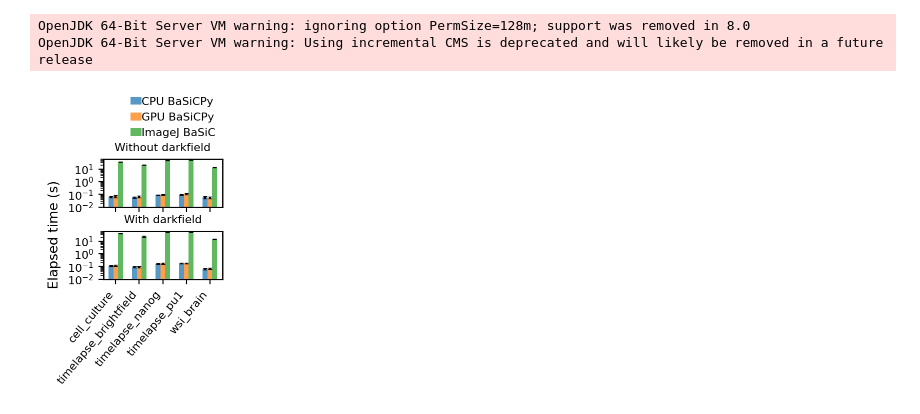
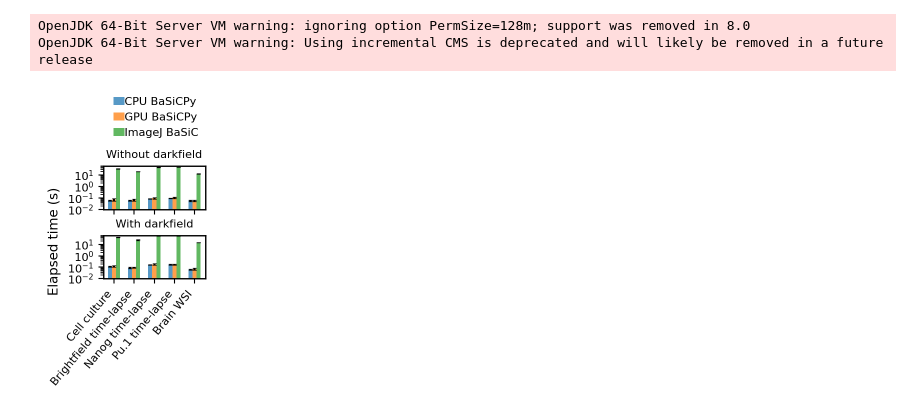
Before and after one commit to yfukai/BaSiCpy, a Jupyter notebook: misc_notebooks/analysis_for_publication/000_speed_benchmark.ipynb, the cells around one changed output. Cells and saved outputs as stored; diff of their text form; code cells hidden in the pictures.

```diff
--- a/misc_notebooks/analysis_for_publication/000_speed_benchmark.ipynb
+++ b/misc_notebooks/analysis_for_publication/000_speed_benchmark.ipynb
@@ -208,38 +212,49 @@ summarized_df = (
     .reset_index()
 )
 # %%
+image_names_map = {
+    "cell_culture": "Cell culture",
+    "timelapse_brightfield": "Brightfield time-lapse",
+    "timelapse_nanog": "Nanog time-lapse",
+    "timelapse_pu1": "Pu.1 time-lapse",
+    "wsi_brain": "Brain WSI",
+}
 fig, axes = plt.subplots(
-    2, 1, figsize=(3.4 / 2, 3), sharex=True, gridspec_kw=dict(hspace=0.5)
+    2, 1, figsize=(3.4 / 2, 3), sharex=True, gridspec_kw=dict(hspace=0.6)
 )
 image_names = sorted(datasets.RESCALED_TEST_DATA_PROPS.keys())
 for ax, (get_darkfield, grp) in zip(axes, summarized_df.groupby("get_darkfield")):
     ax.set_title(f"{'With' if get_darkfield else 'Without'} darkfield")
     for jj, (method, grp2) in enumerate(grp.groupby("method")):
         xs = np.arange(len(image_names)) + jj * 0.2
         assert grp2["image_name"].values.tolist() == image_names
         ys = grp2["mean"]
         y_errs = grp2["std"]
         ax.bar(xs, ys, yerr=y_errs, width=0.2, label=method, capsize=1.5, alpha=0.75)
     #        if method == "ImageJ BaSiC":
     #            for x, y, yerr in zip(xs, ys, y_errs):
     #                ax.text(
     #                    x - 0.2,
     #                    0.9,
     #                    rf"${y:.1f}$" "\n" rf"$\pm{yerr:.1f}$",
     #                    ha="center",
     #                    va="top",
     #                    fontsize=6.5,
     #                )
 
     ax.set_ylim(0.01, 60)
     ax.set_yscale("log")
-axes[0].legend(loc="lower right", ncols=1, bbox_to_anchor=(1, 1.3))
+axes[0].legend(loc="lower right", ncols=1, bbox_to_anchor=(1, 1.5))
 axes[1].set_xticks(
-    np.arange(len(image_names)) + 0.2, image_names, rotation=50, ha="right", x=10
+    np.arange(len(image_names)) + 0.2,
+    [image_names_map[s] for s in image_names],
+    rotation=50,
+    ha="right",
+    x=10,
 )
-fig.supylabel("Elapsed time (s)", x=-0.05)
-fig.subplots_adjust(bottom=0.35, left=0.275, right=0.975, top=0.75)
+fig.supylabel("Elapsed time (s)", x=0.05)
+fig.subplots_adjust(bottom=0.375, left=0.375, right=0.975, top=0.75)
 fig.savefig("figs/fig1_time_benchmark.pdf")
 fig.savefig("figs/fig1_time_benchmark.svg")
 # %% [output]
-[figure, old version]
+[figure, new version]
```
Also changed, not shown: parts of 1 cell of this notebook, 2 other files.
